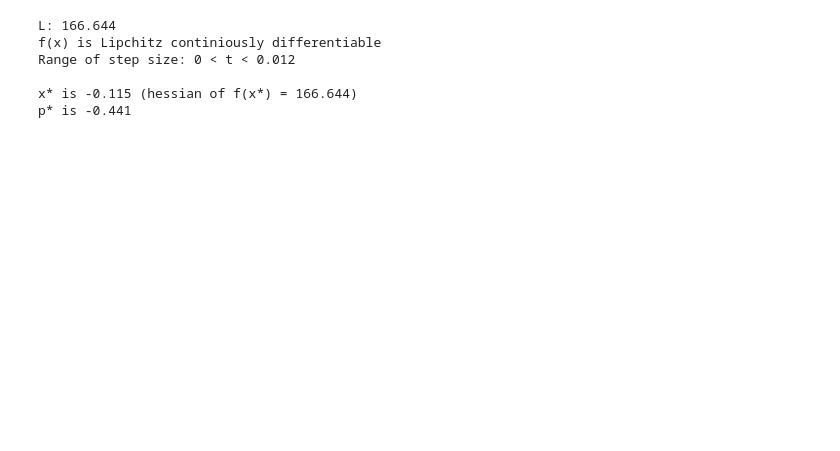
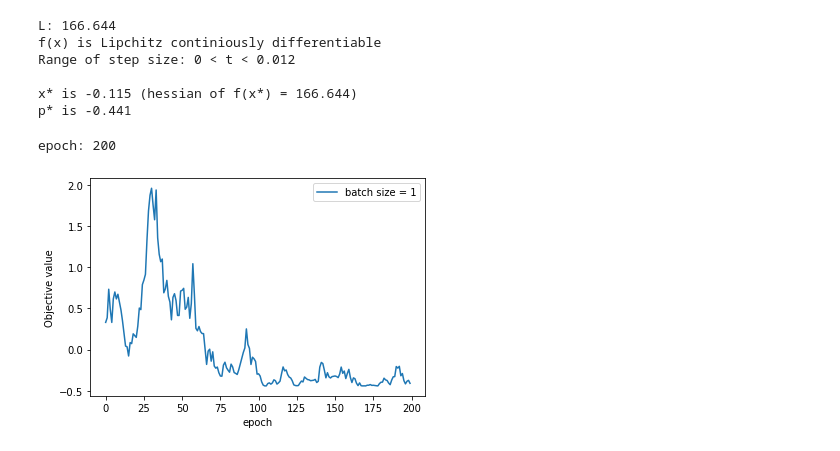
Before and after one commit to k-sukhantharat/bads7603-Optimization, a Jupyter notebook: hw4_minibatch/hw4_minibatch.ipynb, the cells around one changed output. Cells and saved outputs as stored; diff of their text form; code cells hidden in the pictures; blank space fills up the shorter version.

Commit message:
hw4 - mini_batch

```diff
--- a/hw4_minibatch/hw4_minibatch.ipynb
+++ b/hw4_minibatch/hw4_minibatch.ipynb
@@ -53,3 +53,31 @@ def f_i(x, i):
     return A[i] + (B[i] * x) + (1/2 * (C[i] * math.pow(x,2)))
 def f_i_gradient(x,i):
     return B[i] + (C[i] * x)
+# %%
+def mini_batch(N,k,t):
+    epoch = N//k
+    print('epoch:',epoch)
+    # initial x0
+    x = -0.2
+    f_hist = []
+    i = 0
+    for e in range(epoch):
+        for j in range(k):
+            x = x - (t * (f_i_gradient(x, i)))
+            i += 1
+        f_hist.append(f(x))
+    return f_hist
+# %%
+N = A.shape[0]
+k = 1 #batch_size
+f_hist_1 = mini_batch(N,k, 0.01)
+# output
+import matplotlib.pyplot as plt
+plt.plot([x for x in range(len(f_hist_1))], f_hist_1, label='batch size = 1')
+plt.xlabel("epoch")
+plt.ylabel("Objective value")
+plt.legend(loc='upper right')
+plt.show()
+# %% [output]
+epoch: 200
+[figure, added]
```
Also changed, not shown: parts of 5 cells of this notebook.
